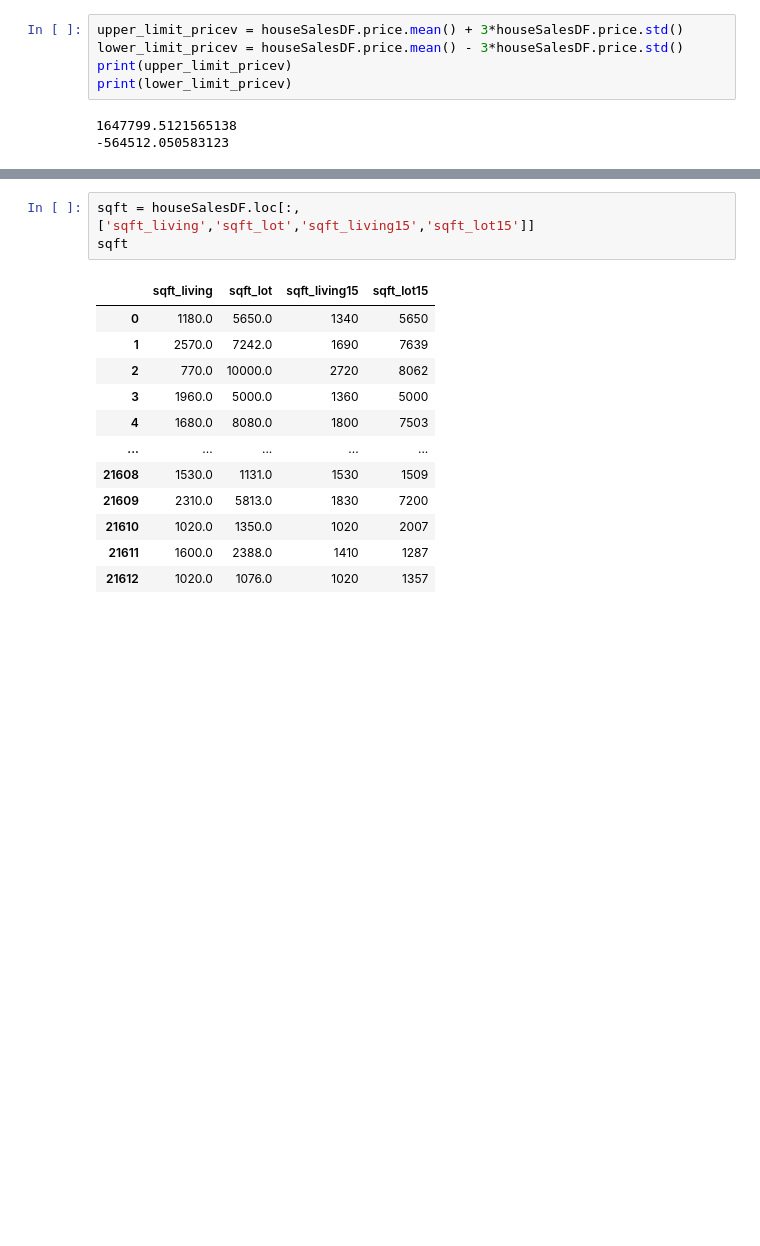
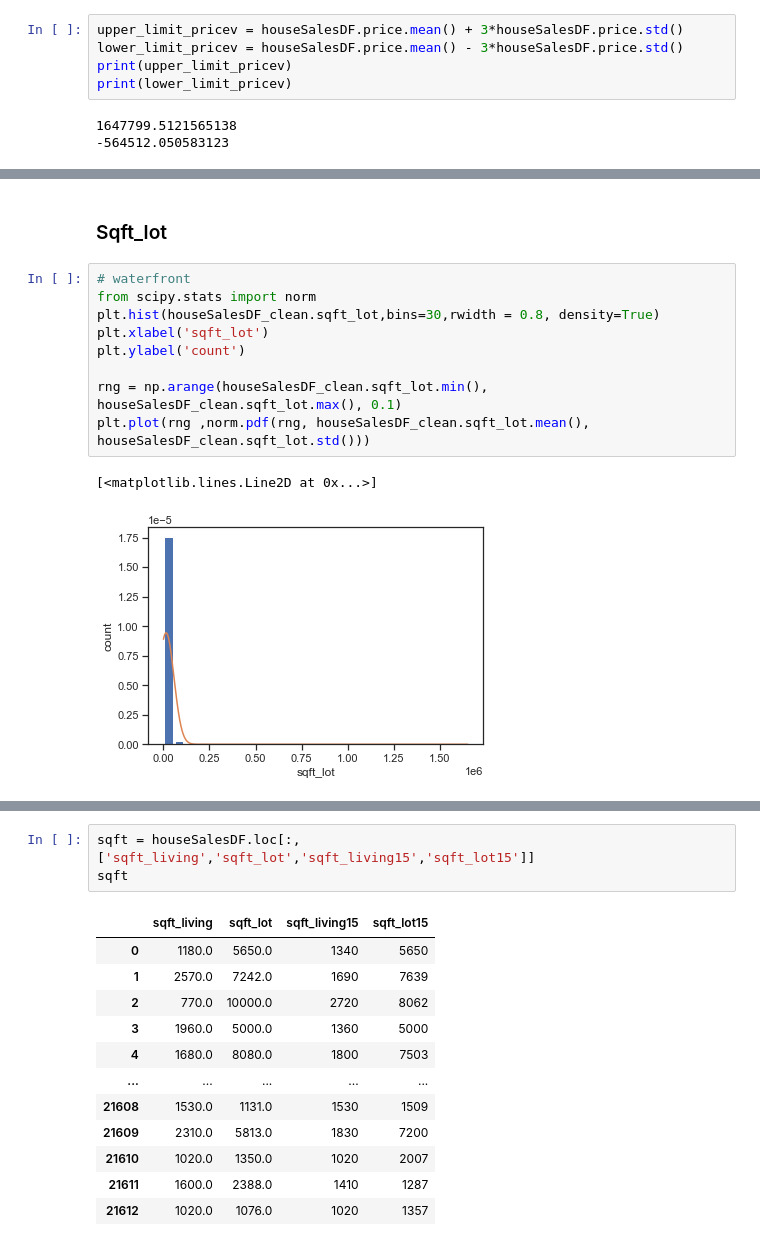
Before and after one commit to ruddysimon/ADS500B-Project, a Jupyter notebook: HouseSalesWashington.ipynb, the cells around one changed output, grey strips where cells are left out. Cells and saved outputs as stored; diff of their text form; blank space fills up the shorter version.

```diff
--- a/HouseSalesWashington.ipynb
+++ b/HouseSalesWashington.ipynb
@@ -405,0 +480,14 @@ houseSalesDF_clean[(houseSalesDF_clean.bedrooms>upper_limit_bedv) | (houseSalesD
+# %% [markdown]
+### Sqft_lot
+# %%
+# waterfront
+from scipy.stats import norm
+plt.hist(houseSalesDF_clean.sqft_lot,bins=30,rwidth = 0.8, density=True)
+plt.xlabel('sqft_lot')
+plt.ylabel('count')
+
+rng = np.arange(houseSalesDF_clean.sqft_lot.min(), houseSalesDF_clean.sqft_lot.max(), 0.1)
+plt.plot(rng ,norm.pdf(rng, houseSalesDF_clean.sqft_lot.mean(), houseSalesDF_clean.sqft_lot.std()))
+# %% [output]
+[<matplotlib.lines.Line2D at 0x...>]
+[figure, added]
```
Also changed, not shown: parts of 33 cells of this notebook.
